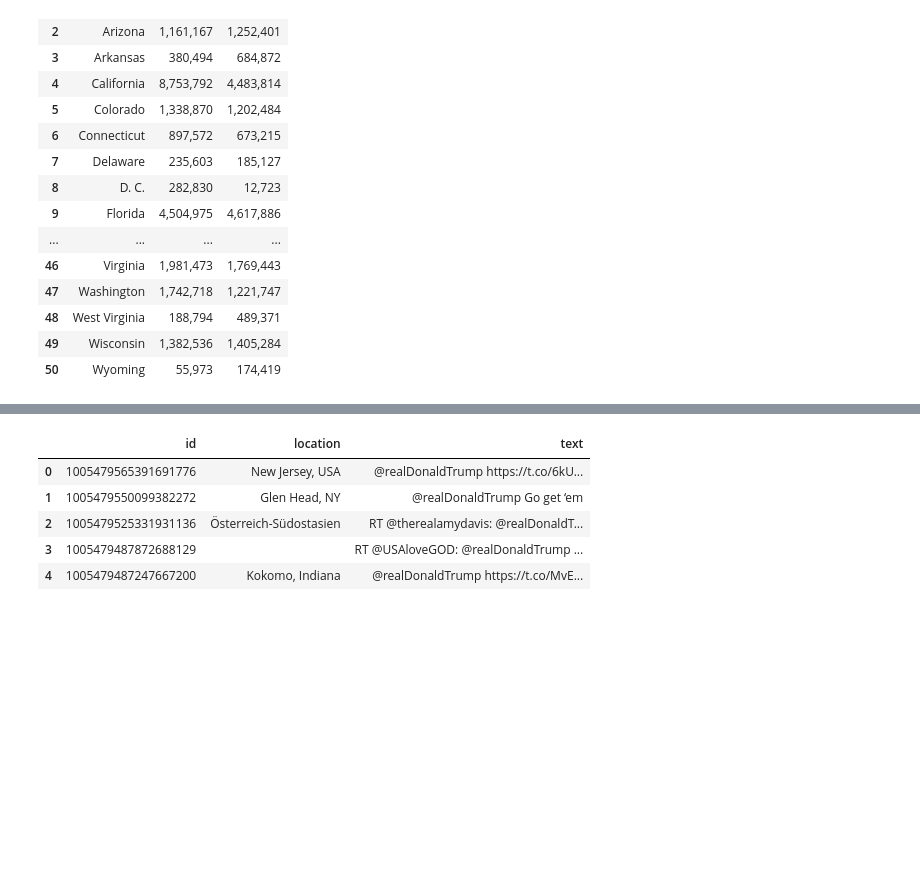
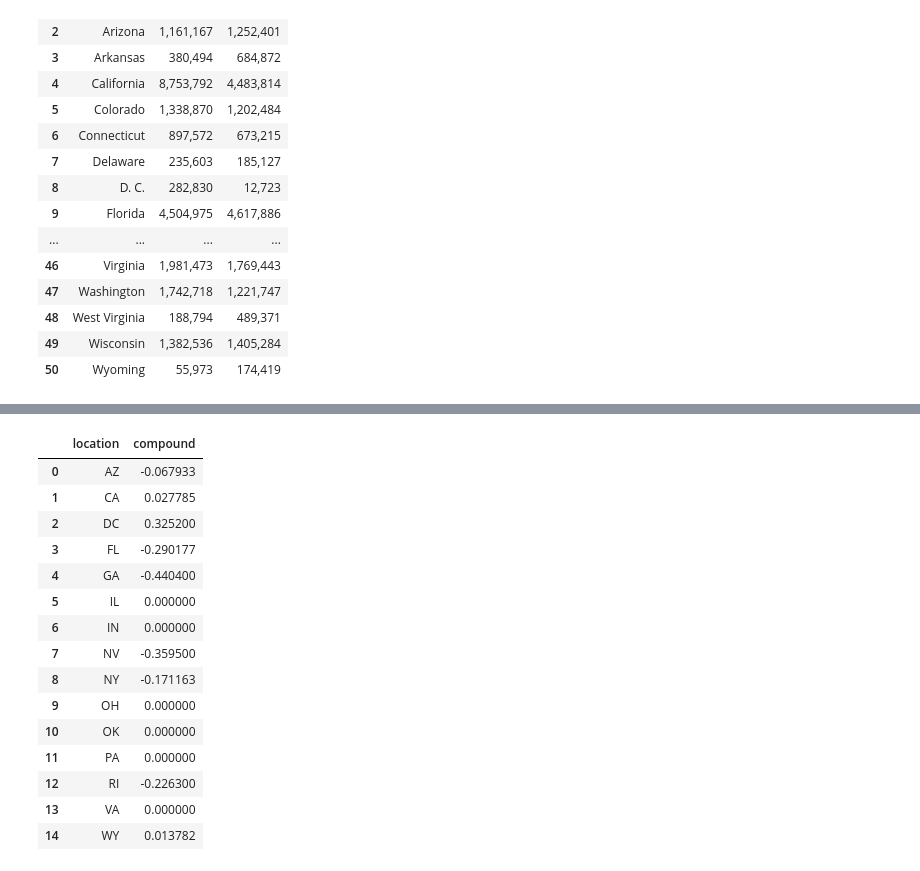
Before and after one commit to rkagathi/PyriteProject, a Jupyter notebook: Cleaning Data - US President & Vice President.ipynb, the cells around one changed output, grey strips where cells are left out. Cells and saved outputs as stored; diff of their text form; code cells hidden in the pictures; blank space fills up the shorter version.

```diff
--- a/Cleaning Data - US President & Vice President.ipynb
+++ b/Cleaning Data - US President & Vice President.ipynb
@@ -154,9 +174,19 @@ replies_df
-# %%
-replies_df.head()
-# %% [output]
-|  | id | location | text |
-| 0 | 1005479565391691776 | New Jersey, USA | @realDonaldTrump https://t.co/6kU... |
-| 1 | 1005479550099382272 | Glen Head, NY | @realDonaldTrump Go get ‘em |
-| 2 | 1005479525331931136 | Österreich-Südostasien | RT @therealamydavis: @realDonaldT... |
-| 3 | 1005479487872688129 |  | RT @USAloveGOD: @realDonaldTrump ... |
-| 4 | 1005479487247667200 | Kokomo, Indiana | @realDonaldTrump https://t.co/MvE... |
+# %%
+replies_df.groupby("location")["compound"].mean().reset_index()
+# %% [output]
+|  | location | compound |
+| 0 | AZ | -0.067933 |
+| 1 | CA | 0.027785 |
+| 2 | DC | 0.325200 |
+| 3 | FL | -0.290177 |
+| 4 | GA | -0.440400 |
+| 5 | IL | 0.000000 |
+| 6 | IN | 0.000000 |
+| 7 | NV | -0.359500 |
+| 8 | NY | -0.171163 |
+| 9 | OH | 0.000000 |
+| 10 | OK | 0.000000 |
+| 11 | PA | 0.000000 |
+| 12 | RI | -0.226300 |
+| 13 | VA | 0.000000 |
+| 14 | WY | 0.013782 |
```
Also changed, not shown: parts of 7 cells of this notebook.
